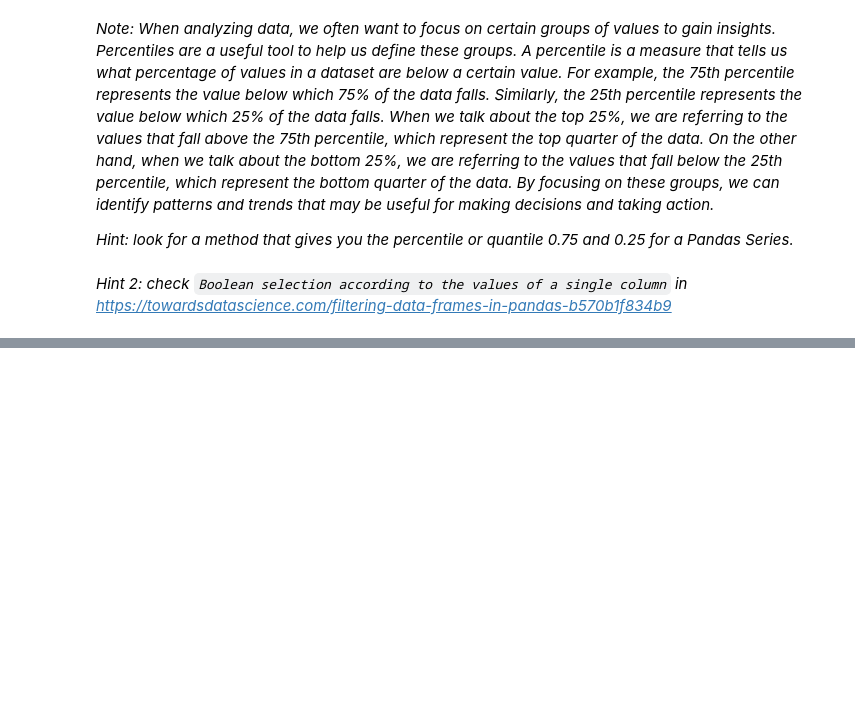
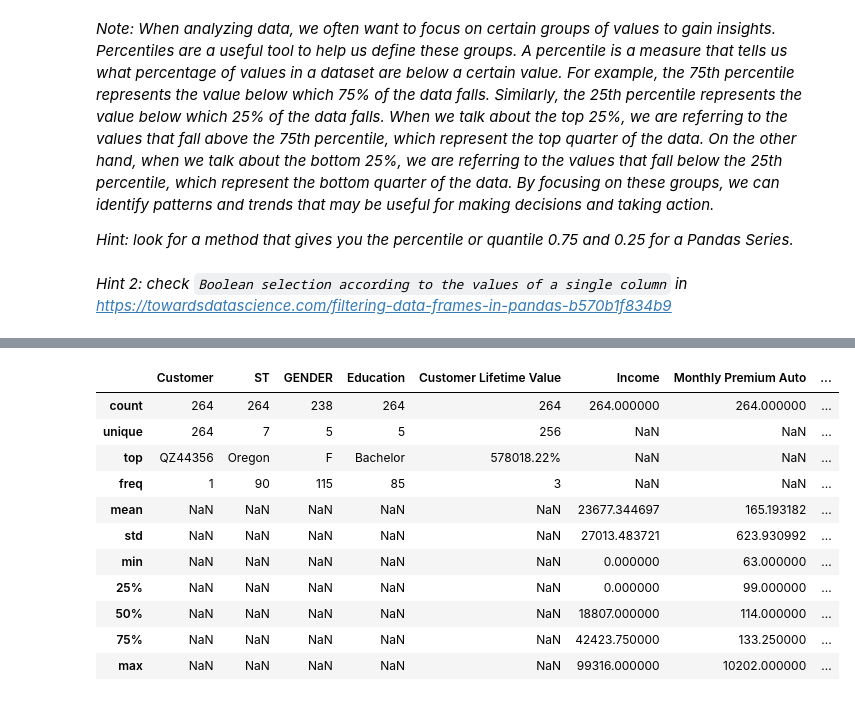
Before and after one commit to data-bootcamp-v4/lab-dw-pandas, a Jupyter notebook: lab-dw-pandas.ipynb, the cells around one changed output, grey strips where cells are left out. Saved outputs shown, nothing was run; the diff lists cells and outputs as text; code cells hidden in the pictures; blank space fills up the shorter version.

```diff
--- a/lab-dw-pandas.ipynb
+++ b/lab-dw-pandas.ipynb
@@ -93,0 +203,3 @@ Instructions:
+# %%
+high_claim_customers = insurance.loc[insurance['Total Claim Amount'] > percentil_75]
+high_claim_customers.head()
@@ -93,0 +213,15 @@ Instructions:
+# %%
+high_claim_customers.describe(include='all')
+# %% [output]
+|  | Customer | ST | GENDER | Education | Customer Lifetime Value | Income | Monthly Premium Auto | ... |
+| count | 264 | 264 | 238 | 264 | 264 | 264.000000 | 264.000000 | ... |
+| unique | 264 | 7 | 5 | 5 | 256 | NaN | NaN | ... |
+| top | QZ44356 | Oregon | F | Bachelor | 578018.22% | NaN | NaN | ... |
+| freq | 1 | 90 | 115 | 85 | 3 | NaN | NaN | ... |
+| mean | NaN | NaN | NaN | NaN | NaN | 23677.344697 | 165.193182 | ... |
+| std | NaN | NaN | NaN | NaN | NaN | 27013.483721 | 623.930992 | ... |
+| min | NaN | NaN | NaN | NaN | NaN | 0.000000 | 63.000000 | ... |
+| 25% | NaN | NaN | NaN | NaN | NaN | 0.000000 | 99.000000 | ... |
+| 50% | NaN | NaN | NaN | NaN | NaN | 18807.000000 | 114.000000 | ... |
+| 75% | NaN | NaN | NaN | NaN | NaN | 42423.750000 | 133.250000 | ... |
+| max | NaN | NaN | NaN | NaN | NaN | 99316.000000 | 10202.000000 | ... |
```
Also changed, not shown: parts of 19 cells of this notebook.
